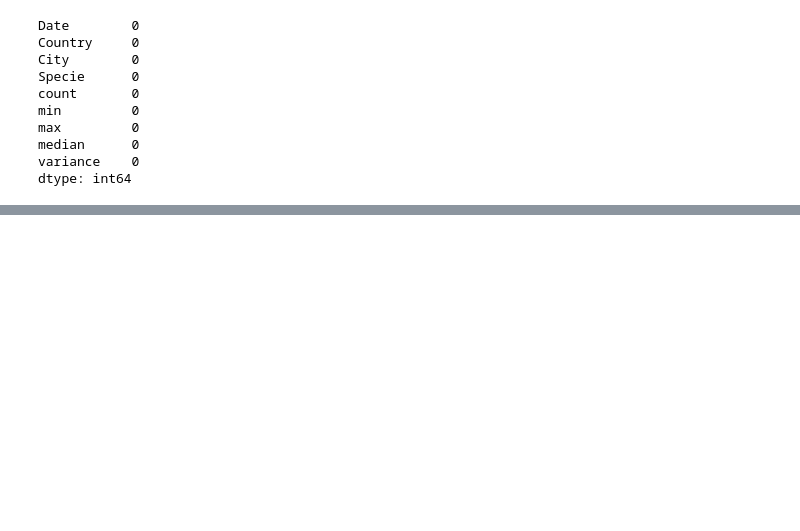
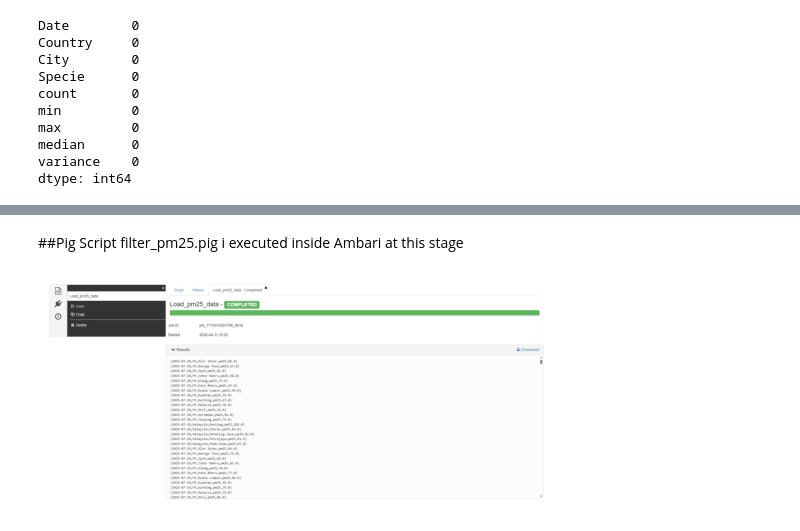
Before and after one commit to muzaffarizamuddin/P166246_Data_Management_Final_Report, a Jupyter notebook: historical_AQI_data_combine.ipynb, the cells around one changed output, grey strips where cells are left out. Cells and saved outputs as stored; diff of their text form; code cells hidden in the pictures; blank space fills up the shorter version.

```diff
--- a/historical_AQI_data_combine.ipynb
+++ b/historical_AQI_data_combine.ipynb
@@ -273,0 +293,12 @@ dtype: int64
+# %% [markdown]
+##Pig Script filter_pm25.pig i executed inside Ambari at this stage
+# %%
+path = "images/pig_success.JPG"
+
+# Read and display
+img = mpimg.imread(path)
+plt.imshow(img)
+plt.axis('off') # Hide the X and Y axes
+plt.show()
+# %% [output]
+[figure, added]
```
Also changed, not shown: parts of 5 cells of this notebook, 6 other files.
